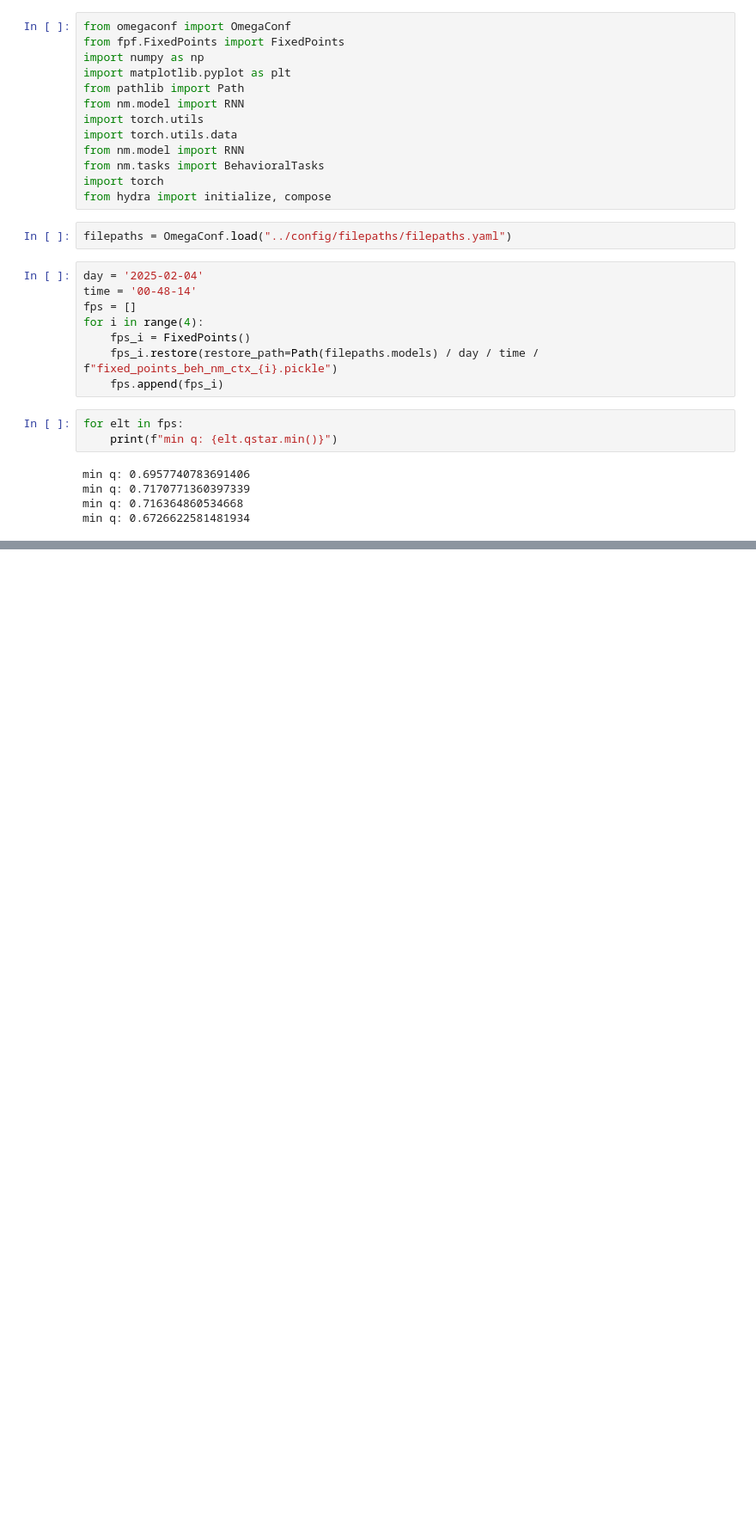
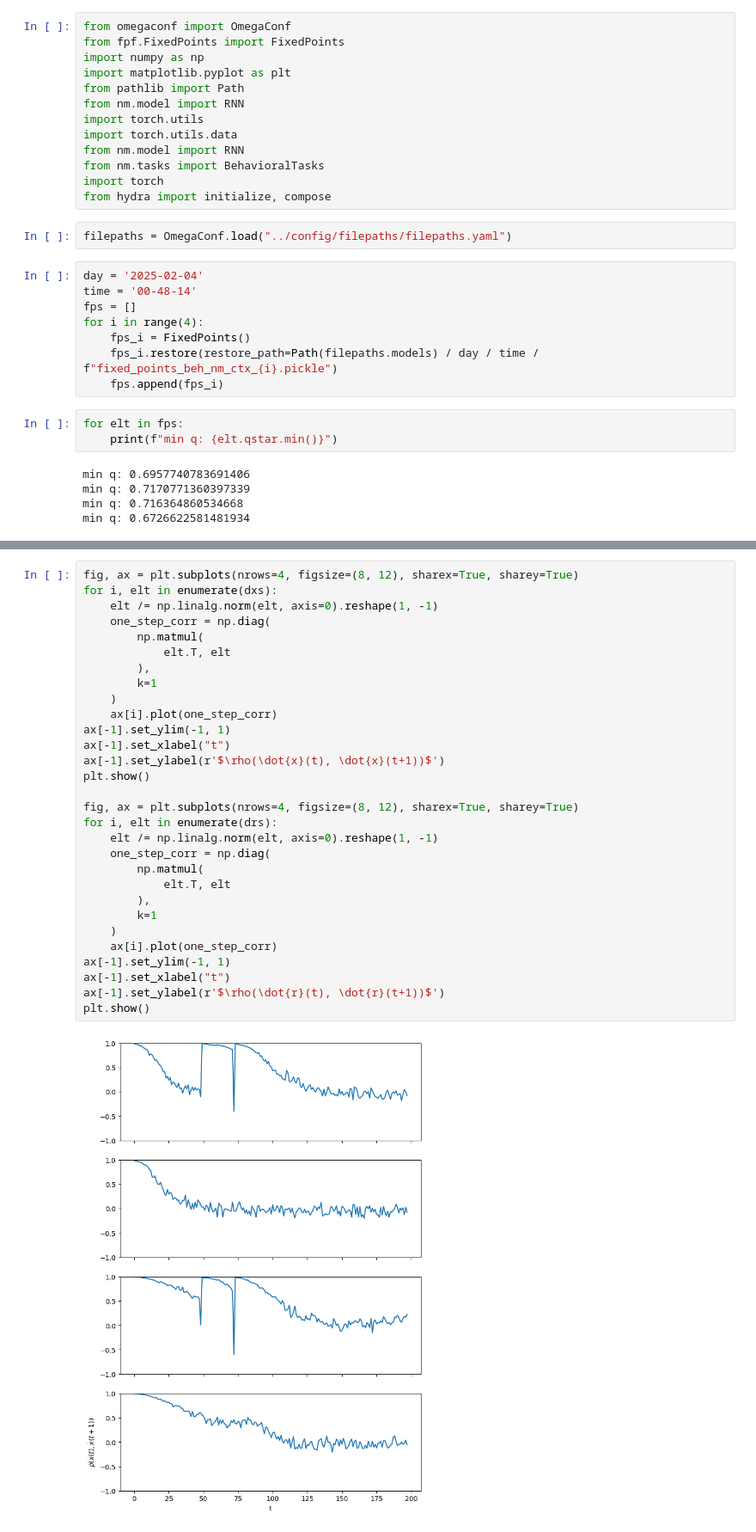
Before and after one commit to stefanpate/neuromod25, a Jupyter notebook: notebooks/examine_fps.ipynb, the cells around one changed output, grey strips where cells are left out. Shown: that part at 86% size. Drawn from its saved outputs; the diff is of its cells as text; blank space fills up the shorter version.

Commit message:
Added one step correlations

```diff
--- a/notebooks/examine_fps.ipynb
+++ b/notebooks/examine_fps.ipynb
@@ -72,0 +93,32 @@ plt.show()
+# %%
+fig, ax = plt.subplots(nrows=4, figsize=(8, 12), sharex=True, sharey=True)
+for i, elt in enumerate(dxs):
+    elt /= np.linalg.norm(elt, axis=0).reshape(1, -1)
+    one_step_corr = np.diag(
+        np.matmul(
+            elt.T, elt
+        ),
+        k=1
+    )
+    ax[i].plot(one_step_corr)
+ax[-1].set_ylim(-1, 1)
+ax[-1].set_xlabel("t")
+ax[-1].set_ylabel(r'$\rho(\dot{x}(t), \dot{x}(t+1))$')
+plt.show()
+
+fig, ax = plt.subplots(nrows=4, figsize=(8, 12), sharex=True, sharey=True)
+for i, elt in enumerate(drs):
+    elt /= np.linalg.norm(elt, axis=0).reshape(1, -1)
+    one_step_corr = np.diag(
+        np.matmul(
+            elt.T, elt
+        ),
+        k=1
+    )
+    ax[i].plot(one_step_corr)
+ax[-1].set_ylim(-1, 1)
+ax[-1].set_xlabel("t")
+ax[-1].set_ylabel(r'$\rho(\dot{r}(t), \dot{r}(t+1))$')
+plt.show()
+# %% [output]
+[figure, added]
```
Also changed, not shown: parts of 5 cells of this notebook.
